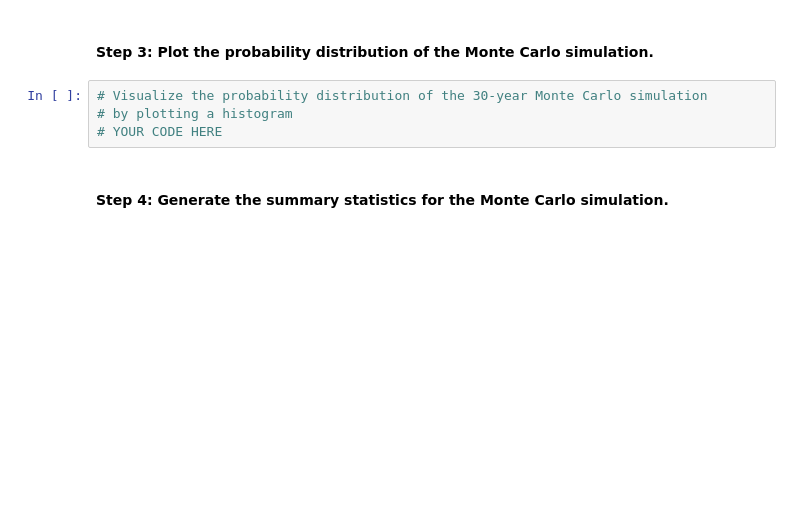
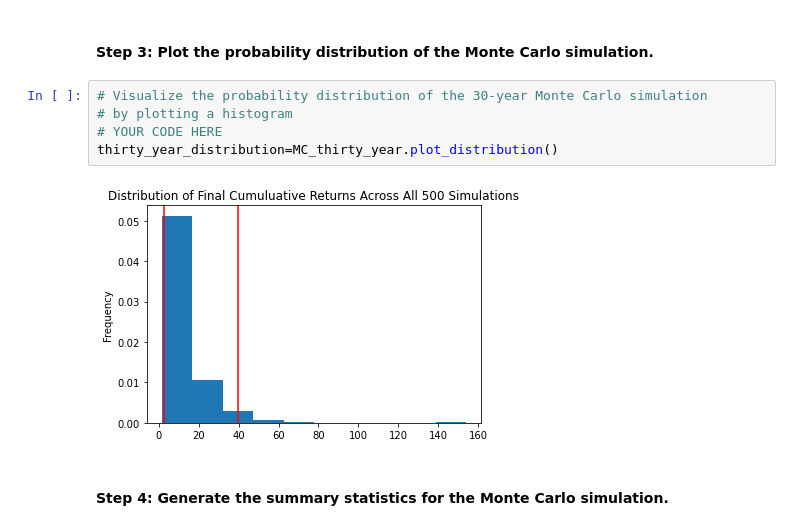
Before and after one commit to rajtolani/challenge-6-Fin-Planning, a Jupyter notebook: financial_planning_tools.ipynb, the cells around one changed output. Drawn from its saved outputs; the diff is of its cells as text; blank space fills up the shorter version.

```diff
--- a/financial_planning_tools.ipynb
+++ b/financial_planning_tools.ipynb
@@ -509,7 +609,10 @@ In this section, you’ll use the MCForecastTools library to create a Monte Carl
 # %%
 # Visualize the probability distribution of the 30-year Monte Carlo simulation
 # by plotting a histogram
 # YOUR CODE HERE
+thirty_year_distribution=MC_thirty_year.plot_distribution()
+# %% [output]
+[figure, added]
 # %% [markdown]
 #### Step 4: Generate the summary statistics for the Monte Carlo simulation.
 # %%
```
Also changed, not shown: parts of 30 cells of this notebook.
